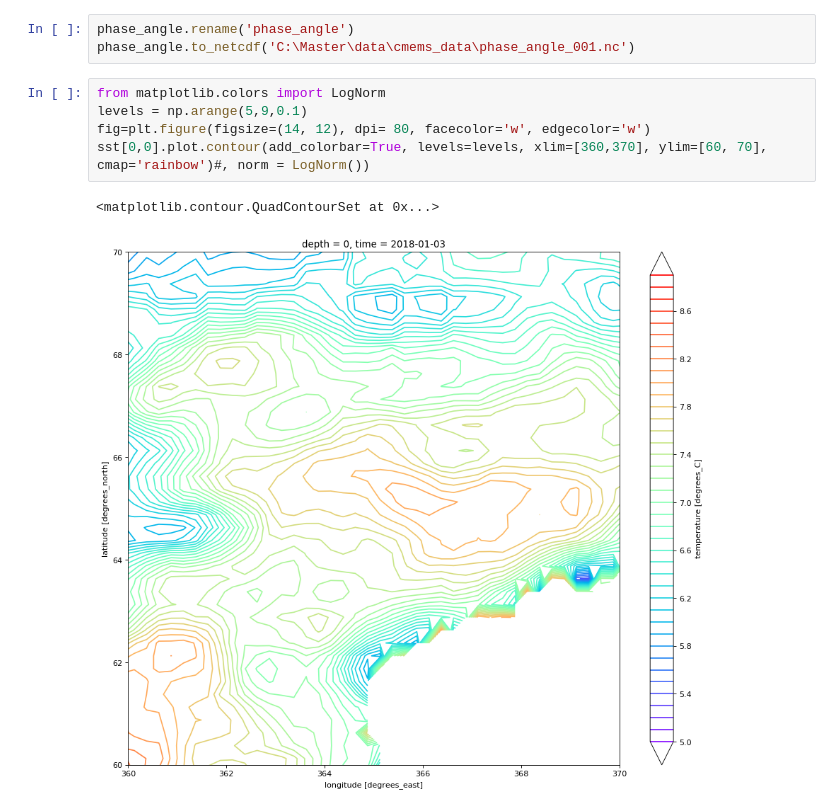
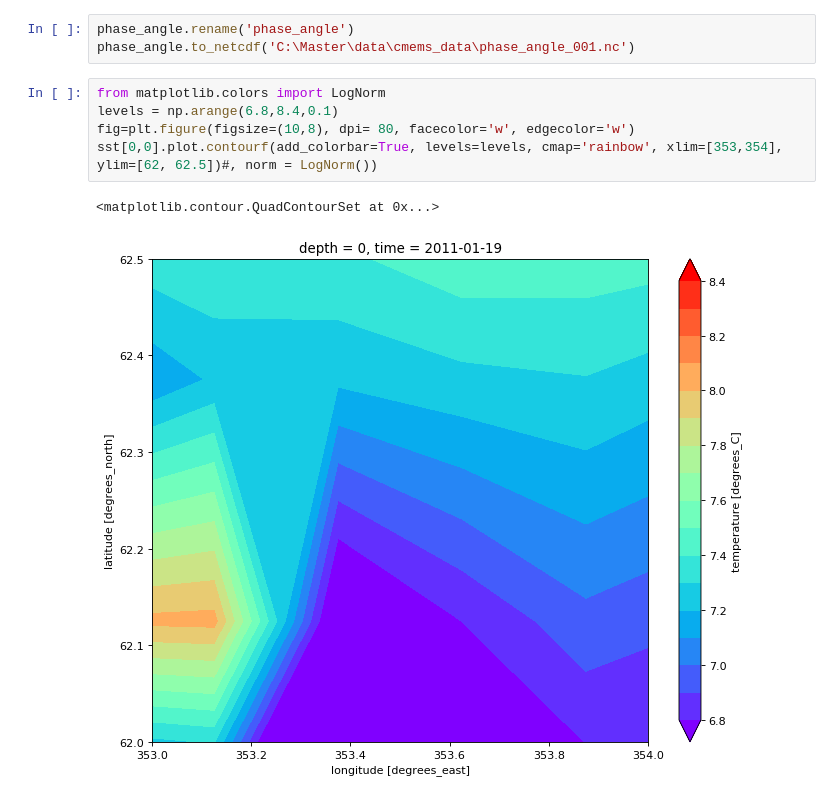
Before and after one commit to evenlwanvik/TTK-4900-Master, a Jupyter notebook: visualize/altimetryData.ipynb, the cells around one changed output. Saved outputs shown, nothing was run; the diff lists cells and outputs as text.

```diff
--- a/visualize/altimetryData.ipynb
+++ b/visualize/altimetryData.ipynb
@@ -28,9 +106,9 @@ phase_angle.rename('phase_angle')
 phase_angle.to_netcdf('C:\Master\data\cmems_data\phase_angle_001.nc')
 # %%
 from matplotlib.colors import LogNorm
-levels = np.arange(5,9,0.1)
-fig=plt.figure(figsize=(14, 12), dpi= 80, facecolor='w', edgecolor='w')
-sst[0,0].plot.contour(add_colorbar=True, levels=levels, xlim=[360,370], ylim=[60, 70], cmap='rainbow')#, norm = LogNorm())
+levels = np.arange(6.8,8.4,0.1)
+fig=plt.figure(figsize=(10,8), dpi= 80, facecolor='w', edgecolor='w')
+sst[0,0].plot.contourf(add_colorbar=True, levels=levels, cmap='rainbow', xlim=[353,354], ylim=[62, 62.5])#, norm = LogNorm())
 # %% [output]
 <matplotlib.contour.QuadContourSet at 0x...>
-[figure, old version]
+[figure, new version]
```
Also changed, not shown: parts of 9 cells of this notebook, 4 other files.
